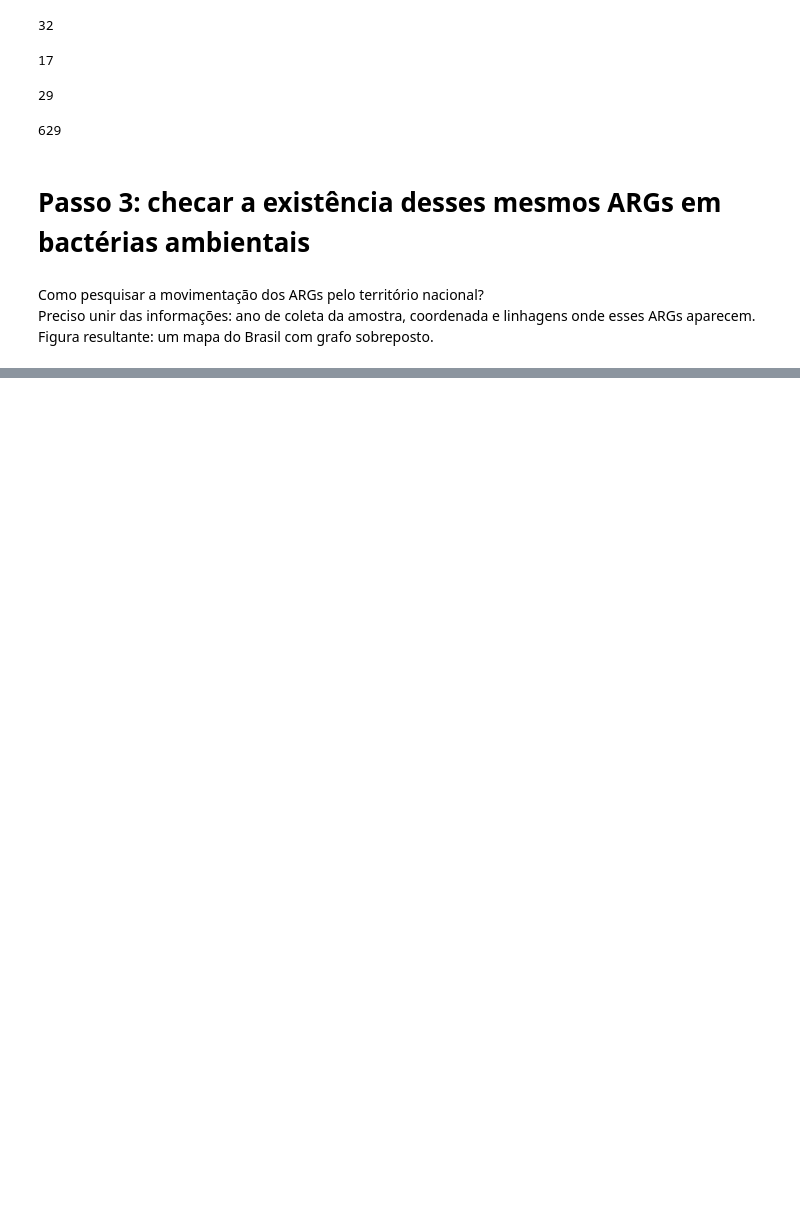
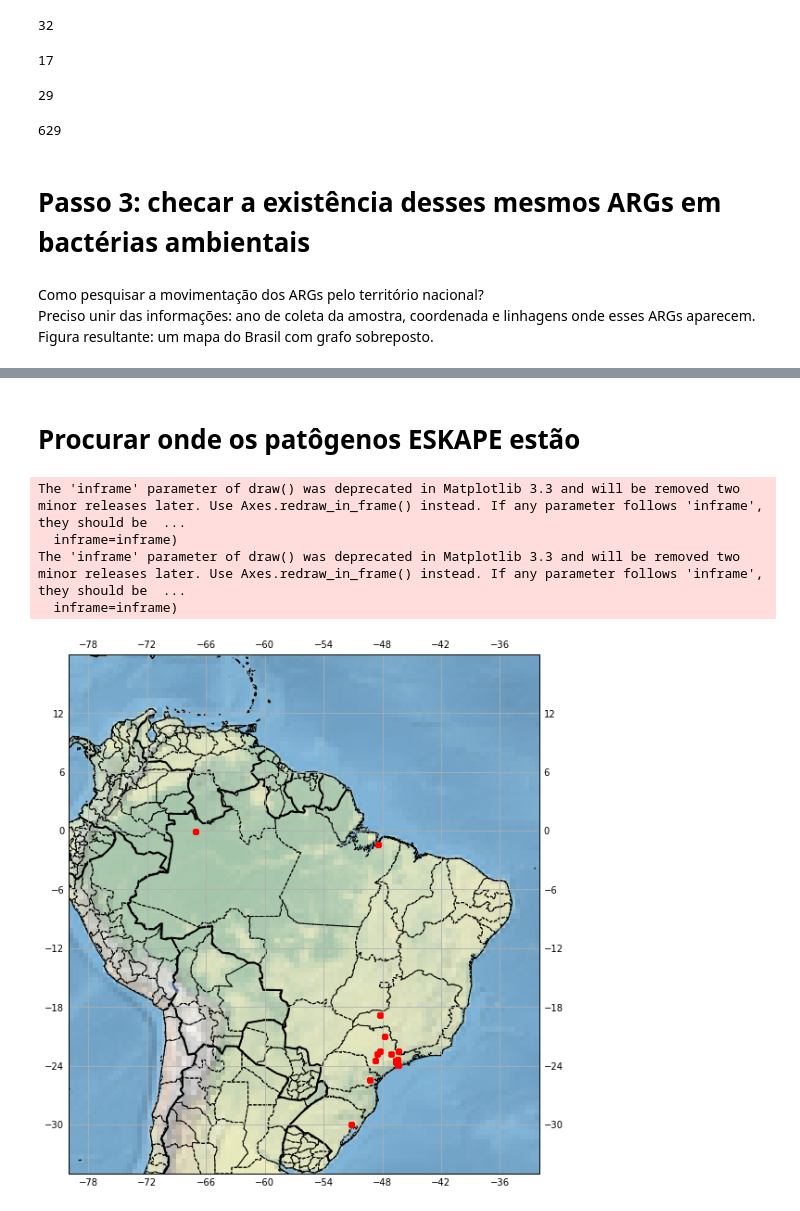
Before and after one commit to tiagocabralborelli/ARG-Sentinel, a Jupyter notebook: codebrazil.ipynb, the cells around one changed output, grey strips where cells are left out. Cells and saved outputs as stored; diff of their text form; code cells hidden in the pictures; blank space fills up the shorter version.

Commit message:
mapas modificados

```diff
--- a/codebrazil.ipynb
+++ b/codebrazil.ipynb
@@ -134,7 +161,7 @@ eskape = ['Enterococcus faecium',
 # %% [markdown]
 # **Passo 1.1:** limpar o banco de dados. Deixar apenas aqueles genomas com dados de coleta completos
 # %%
-args_spread = argannot[['gene','coordenates','colection_date','country','file','sequence','strand','start','end','organism','plasmid']].query("coordenates != 'Na'").query("colection_date != 'Na' ").query("country != 'Na'")
+args_spread = argannot[['gene','coordenates','colection_date','country','file','sequence','strand','start','end','organism','plasmid','class']].query("coordenates != 'Na'").query("colection_date != 'Na' ").query("country != 'Na'")
 args_spread = args_spread.set_index('country').filter(like = 'Brazil',axis = 0)
 args_spread["year"] = pd.to_datetime(args_spread.colection_date.values).year
 args_spread.colection_date  = args_spread.colection_date.apply(lambda x: customfunc.SwitchMonths(x))
@@ -240,3 +237,0 @@ print(f" tamanho dos ARG-Annot sem os ESKAPE: {len(argannot_no_eskape)}")
-# %%
-for c in argannot_no_eskape.itertuples():
-    print(c.Index)
@@ -362,4 +331,37 @@ for c in aci_bau.itertuples():
 [figure]
+# %% [markdown]
+# Procurar onde os patôgenos ESKAPE estão
+# %%
+#Cria Objeto Figura
+fig = plt.figure(figsize = (20,20))
+#add plot ao obj figura
+ax1 = fig.add_subplot(121, projection=ccrs.PlateCarree())
+ax1.stock_img()
+ax1.set_extent([-80, -32, -35, 18], crs=ccrs.PlateCarree())
+#Add features ao mapa
+ax1.add_feature(cfeature.LAND)
+ax1.add_feature(cfeature.STATES.with_scale('10m'),linestyle='--')
+ax1.add_feature(cfeature.OCEAN)
+ax1.add_feature(cfeature.COASTLINE)
+ax1.add_feature(cfeature.BORDERS, linestyle='-', linewidth = 2)
+ax1.add_feature(cfeature.LAKES, alpha=0.5)
+ax1.gridlines(draw_labels=True)
+
+#Adicionar os genes
+for c in aci_bau.itertuples():
+    plt.plot(args_spread.query("organism == 'Escherichia coli'").sort_values("year").lon,
+             args_spread.query("organism == 'Escherichia coli'").sort_values("year").lat,
+             linewidth = 1,
+             linestyle = '',
+             color  = 'r',
+             marker = 'o',
+             transform = ccrs.Geodetic())
+# %% [output]
+The 'inframe' parameter of draw() was deprecated in Matplotlib 3.3 and will be removed two minor releases later. Use Axes.redraw_in_frame() instead. If any parameter follows 'inframe', they should be  ...
+  inframe=inframe)
+The 'inframe' parameter of draw() was deprecated in Matplotlib 3.3 and will be removed two minor releases later. Use Axes.redraw_in_frame() instead. If any parameter follows 'inframe', they should be  ...
+  inframe=inframe)
+[figure, added]
 # %%
 #Cria Objeto Figura
 fig = plt.figure(figsize = (20,20))
```
Also changed, not shown: parts of 33 cells of this notebook, 1 other file.
